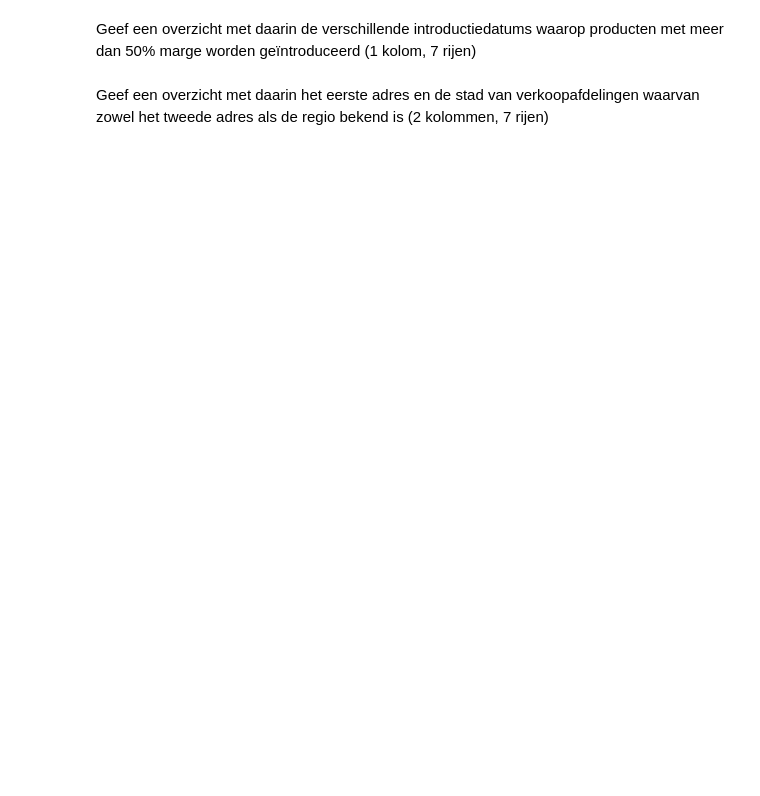
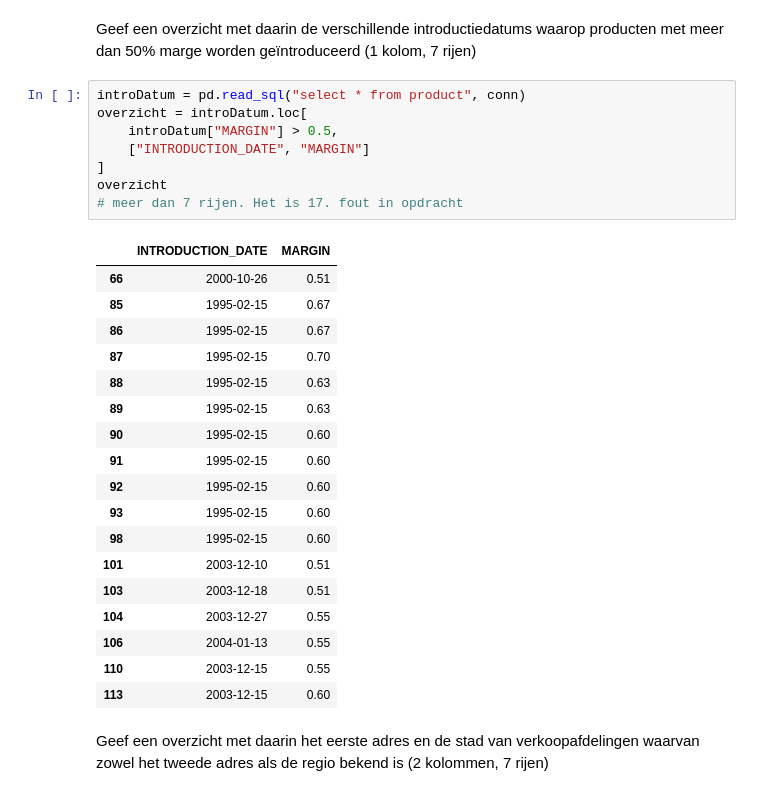
Before and after one commit to BayramGurel/DEAI, a Jupyter notebook: Week 1 - DEAI/DEAI - Pythonweek WC Dataselectie met pandas/Opdrachten.ipynb, the cells around one changed output. Drawn from its saved outputs; the diff is of its cells as text; blank space fills up the shorter version.

```diff
--- a/Week 1 - DEAI/DEAI - Pythonweek WC Dataselectie met pandas/Opdrachten.ipynb
+++ b/Week 1 - DEAI/DEAI - Pythonweek WC Dataselectie met pandas/Opdrachten.ipynb
@@ -49,4 +128,31 @@ Geef een overzicht met daarin de landen waar met francs wordt betaald. Sorteer d
 # %% [markdown]
 Geef een overzicht met daarin de verschillende introductiedatums waarop producten met meer dan 50% marge worden geïntroduceerd (1 kolom, 7 rijen)
+# %%
+introDatum = pd.read_sql("select * from product", conn)
+overzicht = introDatum.loc[
+    introDatum["MARGIN"] > 0.5,
+    ["INTRODUCTION_DATE", "MARGIN"]
+]
+overzicht
+# meer dan 7 rijen. Het is 17. fout in opdracht
+# %% [output]
+|  | INTRODUCTION_DATE | MARGIN |
+| 66 | 2000-10-26 | 0.51 |
+| 85 | 1995-02-15 | 0.67 |
+| 86 | 1995-02-15 | 0.67 |
+| 87 | 1995-02-15 | 0.70 |
+| 88 | 1995-02-15 | 0.63 |
+| 89 | 1995-02-15 | 0.63 |
+| 90 | 1995-02-15 | 0.60 |
+| 91 | 1995-02-15 | 0.60 |
+| 92 | 1995-02-15 | 0.60 |
+| 93 | 1995-02-15 | 0.60 |
+| 98 | 1995-02-15 | 0.60 |
+| 101 | 2003-12-10 | 0.51 |
+| 103 | 2003-12-18 | 0.51 |
+| 104 | 2003-12-27 | 0.55 |
+| 106 | 2004-01-13 | 0.55 |
+| 110 | 2003-12-15 | 0.55 |
+| 113 | 2003-12-15 | 0.60 |
 # %% [markdown]
 Geef een overzicht met daarin het eerste adres en de stad van verkoopafdelingen waarvan zowel het tweede adres als de regio bekend is (2 kolommen, 7 rijen)
```
Also changed, not shown: parts of 33 cells of this notebook, 1 other file.
